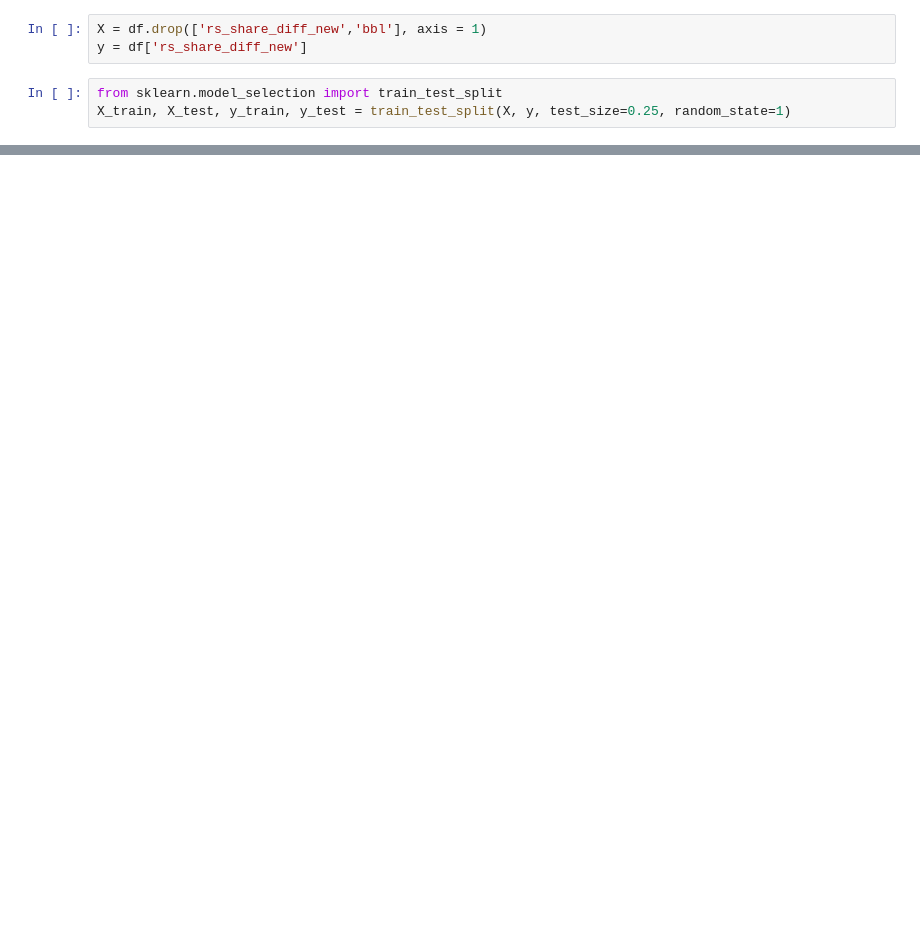
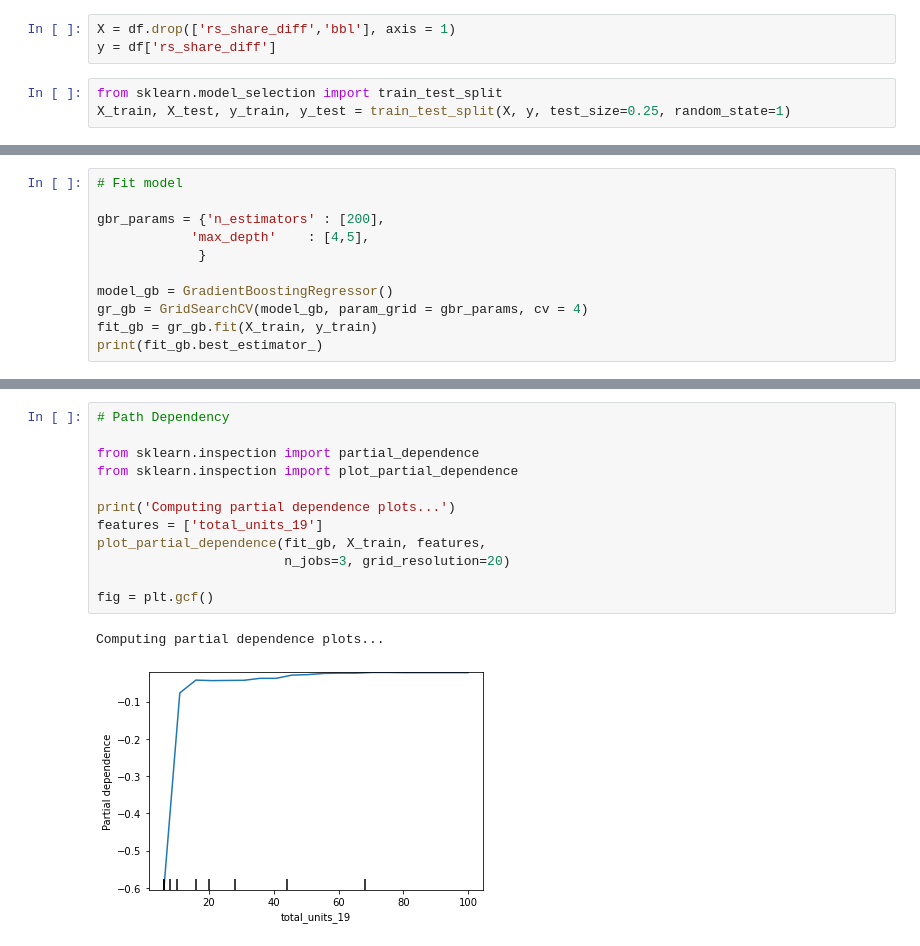
Before and after one commit to ajparaiso/MLC_SP23, a Jupyter notebook: 2.models/Model_Selection_Yujin.ipynb, the cells around one changed output, grey strips where cells are left out. Drawn from its saved outputs; the diff is of its cells as text; blank space fills up the shorter version.

```diff
--- a/2.models/Model_Selection_Yujin.ipynb
+++ b/2.models/Model_Selection_Yujin.ipynb
@@ -17,6 +34,6 @@ df.head()
 # %%
-X = df.drop(['rs_share_diff_new','bbl'], axis = 1)
-y = df['rs_share_diff_new']
+X = df.drop(['rs_share_diff','bbl'], axis = 1)
+y = df['rs_share_diff']
 # %%
 from sklearn.model_selection import train_test_split
 X_train, X_test, y_train, y_test = train_test_split(X, y, test_size=0.25, random_state=1)
@@ -24,0 +43,11 @@ X_train, X_test, y_train, y_test = train_test_split(X, y, test_size=0.25, random
+# %%
+# Fit model
+
+gbr_params = {'n_estimators' : [200],
+            'max_depth'    : [4,5],
+             }
+
+model_gb = GradientBoostingRegressor()
+gr_gb = GridSearchCV(model_gb, param_grid = gbr_params, cv = 4)
+fit_gb = gr_gb.fit(X_train, y_train)
+print(fit_gb.best_estimator_)
@@ -24,0 +67,15 @@ X_train, X_test, y_train, y_test = train_test_split(X, y, test_size=0.25, random
+# %%
+# Path Dependency
+
+from sklearn.inspection import partial_dependence
+from sklearn.inspection import plot_partial_dependence
+
+print('Computing partial dependence plots...')
+features = ['total_units_19']
+plot_partial_dependence(fit_gb, X_train, features,
+                        n_jobs=3, grid_resolution=20)
+
+fig = plt.gcf()
+# %% [output]
+Computing partial dependence plots...
+[figure, added]
```
Also changed, not shown: parts of 36 cells of this notebook.
